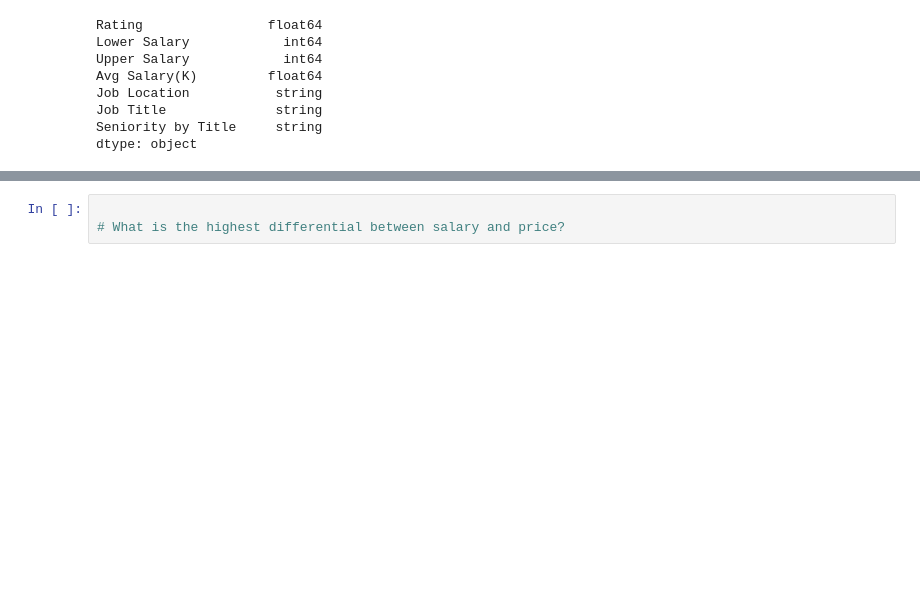
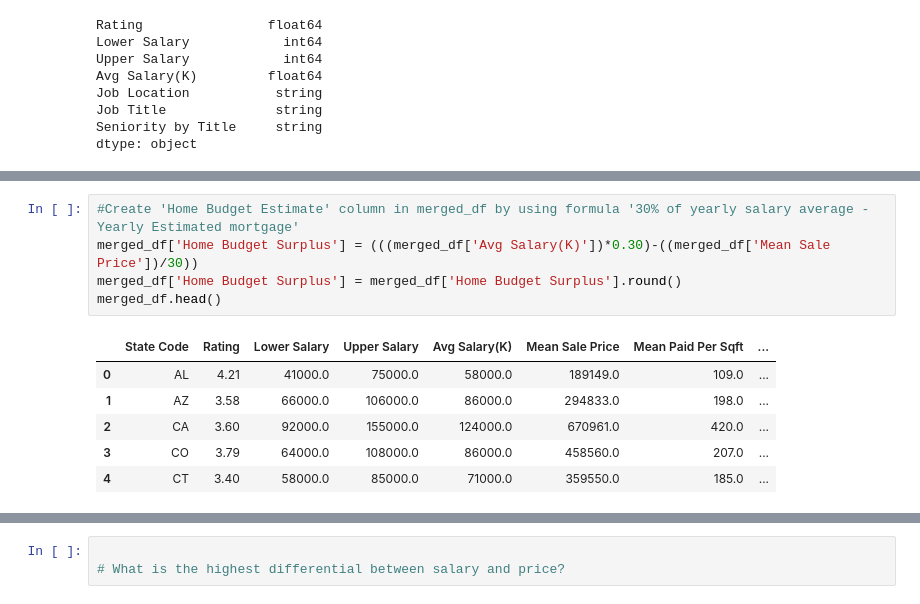
Before and after one commit to dtmurphy6/the_real_estate_agents, a Jupyter notebook: Kevin's_Project_2.ipynb, the cells around one changed output, grey strips where cells are left out. Cells and saved outputs as stored; diff of their text form; blank space fills up the shorter version.

```diff
--- a/Kevin's_Project_2.ipynb
+++ b/Kevin's_Project_2.ipynb
@@ -200,0 +219,12 @@ array(['Oklahoma', 'Vermont', 'Missouri', 'New Mexico', 'Ohio', 'Georgia',
+# %%
+#Create 'Home Budget Estimate' column in merged_df by using formula '30% of yearly salary average - Yearly Estimated mortgage'
+merged_df['Home Budget Surplus'] = (((merged_df['Avg Salary(K)'])*0.30)-((merged_df['Mean Sale Price'])/30))
+merged_df['Home Budget Surplus'] = merged_df['Home Budget Surplus'].round()
+merged_df.head()
+# %% [output]
+|  | State Code | Rating | Lower Salary | Upper Salary | Avg Salary(K) | Mean Sale Price | Mean Paid Per Sqft | ... |
+| 0 | AL | 4.21 | 41000.0 | 75000.0 | 58000.0 | 189149.0 | 109.0 | ... |
+| 1 | AZ | 3.58 | 66000.0 | 106000.0 | 86000.0 | 294833.0 | 198.0 | ... |
+| 2 | CA | 3.60 | 92000.0 | 155000.0 | 124000.0 | 670961.0 | 420.0 | ... |
+| 3 | CO | 3.79 | 64000.0 | 108000.0 | 86000.0 | 458560.0 | 207.0 | ... |
+| 4 | CT | 3.40 | 58000.0 | 85000.0 | 71000.0 | 359550.0 | 185.0 | ... |
```
Also changed, not shown: parts of 28 cells of this notebook.
